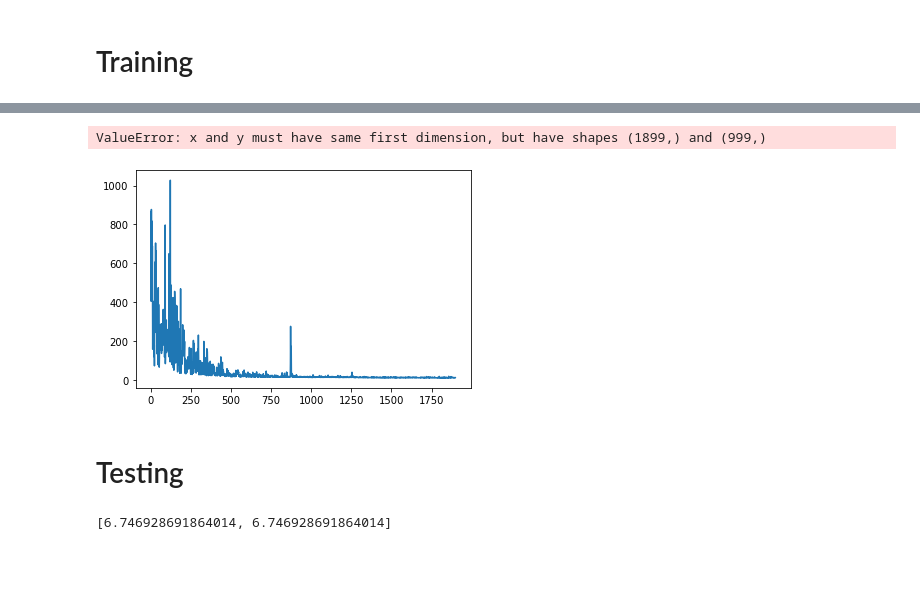
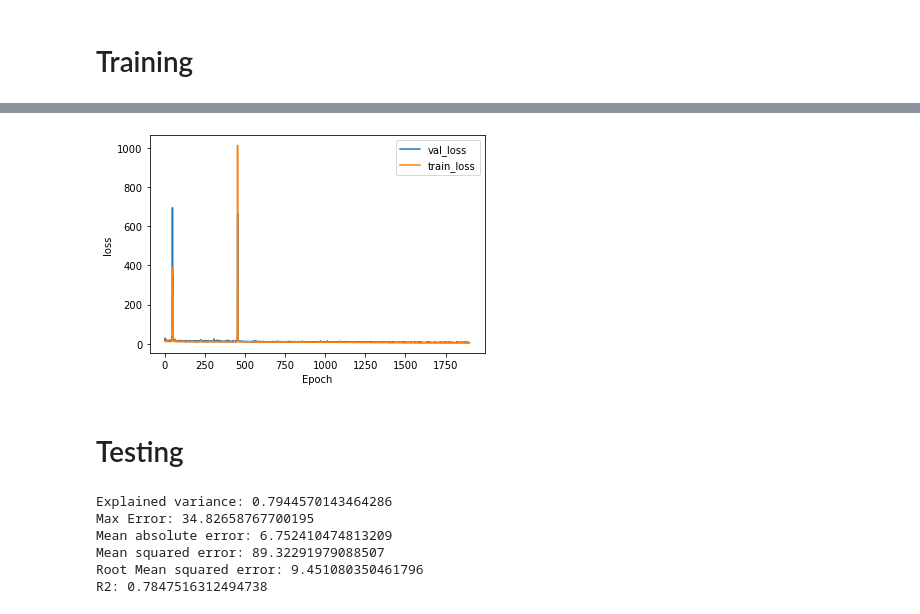
Before and after one commit to nickknapton12/BMEN415_Final_Project, a Jupyter notebook: Regression/Nick/NeuralNet.ipynb, the cells around one changed output, grey strips where cells are left out. Cells and saved outputs as stored; diff of their text form; code cells hidden in the pictures; blank space fills up the shorter version.

Commit message:
New Image model and preproccessing of Regressions models

```diff
--- a/Regression/Nick/NeuralNet.ipynb
+++ b/Regression/Nick/NeuralNet.ipynb
@@ -118,23 +130,22 @@ Epoch 1167/2000
 # %%
 Y_pred_validate = model.predict(X_validate)
 
 x = list(range(1899))
 vy = training.history['val_loss']
 ty = training.history['loss']
 
 plt.plot( x, vy[100:-1], label='val_loss')
-plt.plot( x, ty[1000:-1], label='train_loss')
+plt.plot( x, ty[100:-1], label='train_loss')
 plt.legend()
 plt.xlabel('Epoch')
 plt.ylabel('loss')
 plt.show()
 # %% [output]
-ValueError: x and y must have same first dimension, but have shapes (1899,) and (999,)
-[figure, old version]
+[figure, new version]
 # %% [markdown]
 # Testing
 # %%
-score = model.evaluate(X_validate, Y_validate, verbose=0, batch_size=32)
+Y_pred = model.predict(X_test)
 
 print("Explained variance: " + str(metrics.explained_variance_score(Y_test, Y_pred)))
 print("Max Error: " + str(metrics.max_error(Y_test, Y_pred)))
@@ -143,4 +154,9 @@ print("Mean squared error: " + str(metrics.mean_squared_error(Y_test, Y_pred)))
 print("Root Mean squared error: " + str(metrics.mean_squared_error(Y_test, Y_pred, squared=False)))
 print("R2: " + str(metrics.r2_score(Y_test, Y_pred)))
 # %% [output]
-[6.746928691864014, 6.746928691864014]
+Explained variance: 0.7944570143464286
+Max Error: 34.82658767700195
+Mean absolute error: 6.752410474813209
+Mean squared error: 89.32291979088507
+Root Mean squared error: 9.451080350461796
+R2: 0.7847516312494738
```
Also changed, not shown: parts of 4 cells of this notebook, 2 other files.
